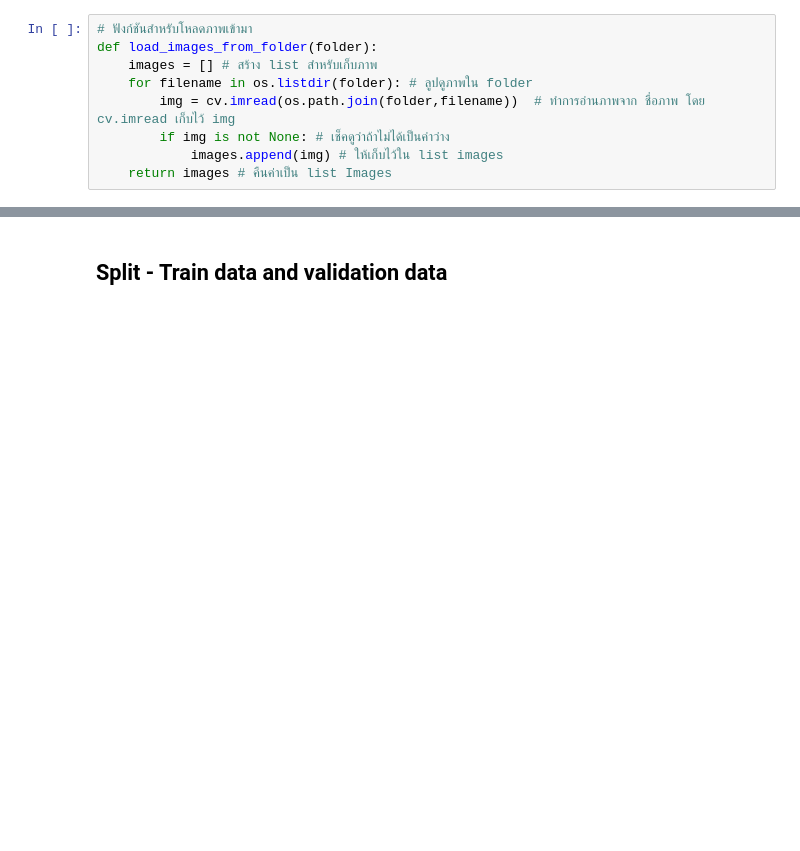
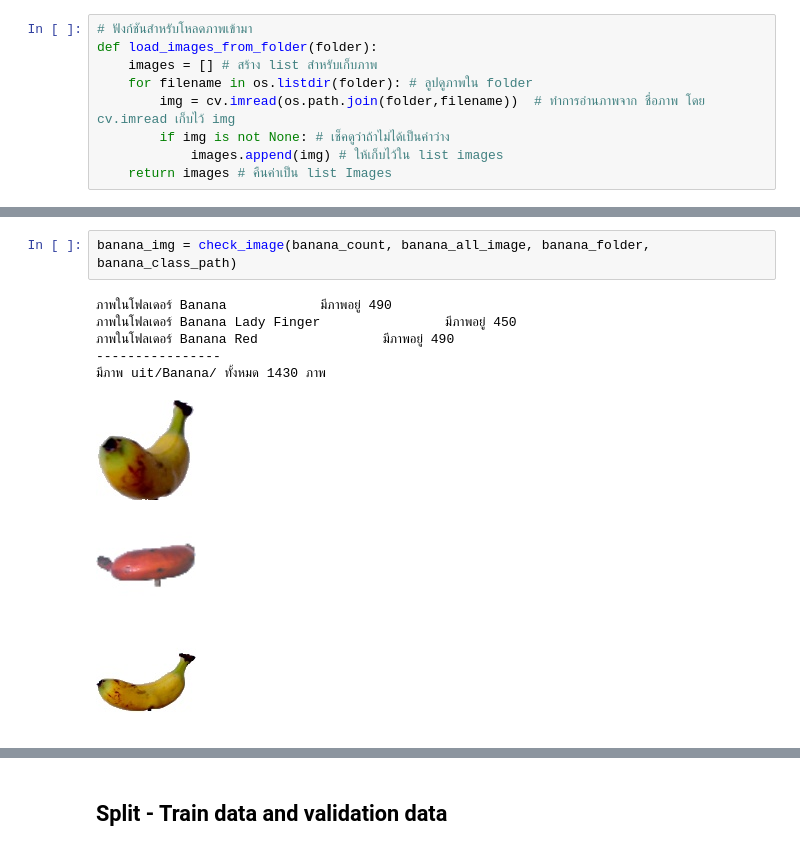
Before and after one commit to billowdev/lab-fruit-classification-simple-model, a Jupyter notebook: Proj_Image_Classification.ipynb, the cells around one changed output, grey strips where cells are left out. Saved outputs shown, nothing was run; the diff lists cells and outputs as text; blank space fills up the shorter version.

```diff
--- a/Proj_Image_Classification.ipynb
+++ b/Proj_Image_Classification.ipynb
@@ -247,0 +180,11 @@ except:
+# %%
+banana_img = check_image(banana_count, banana_all_image, banana_folder, banana_class_path)
+# %% [output]
+ภาพในโฟลเดอร์ Banana            มีภาพอยู่ 490
+ภาพในโฟลเดอร์ Banana Lady Finger                มีภาพอยู่ 450
+ภาพในโฟลเดอร์ Banana Red                มีภาพอยู่ 490
+----------------
+มีภาพ uit/Banana/ ทั้งหมด 1430 ภาพ
+[figure, added]
+[figure, added]
+[figure, added]
```
Also changed, not shown: parts of 61 cells of this notebook, 5 other files.
